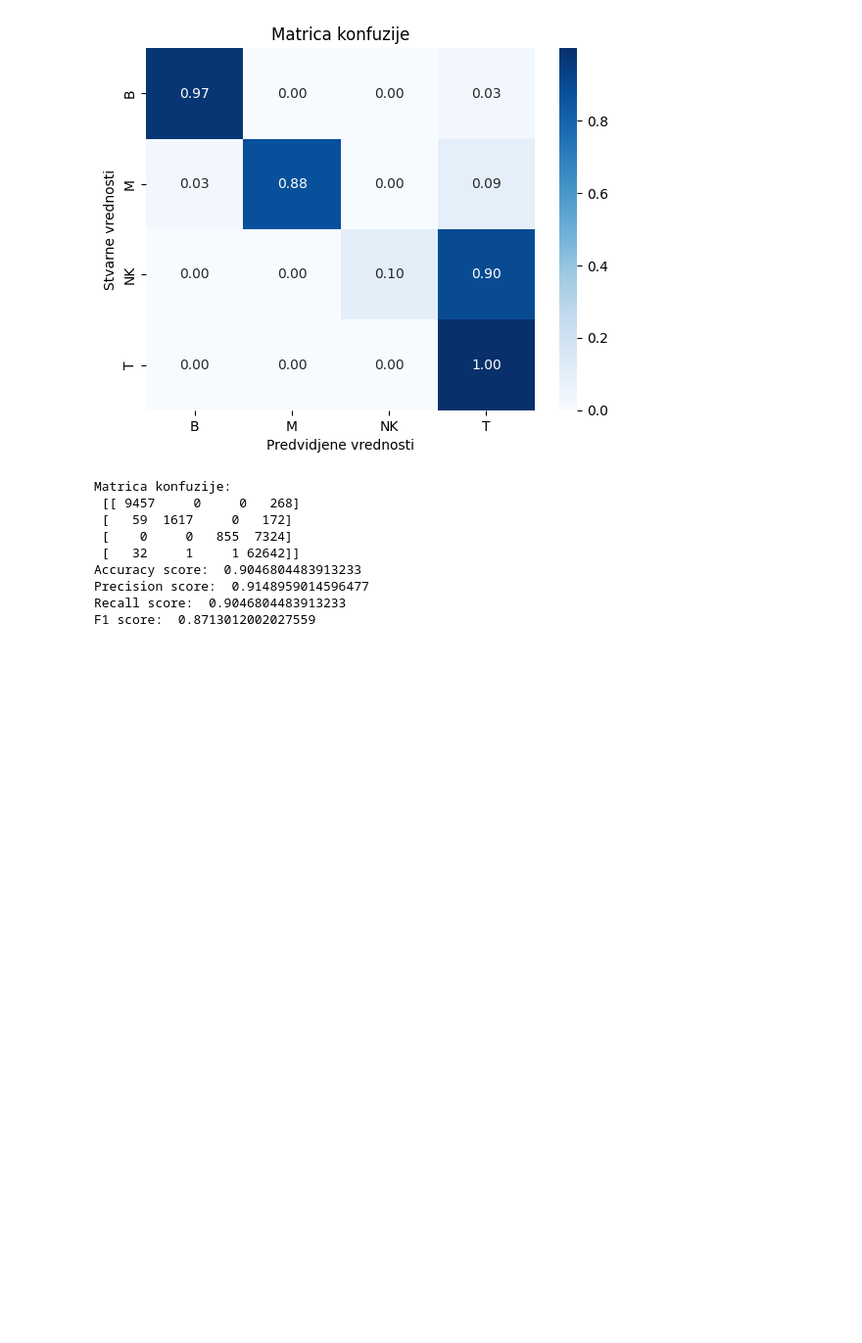
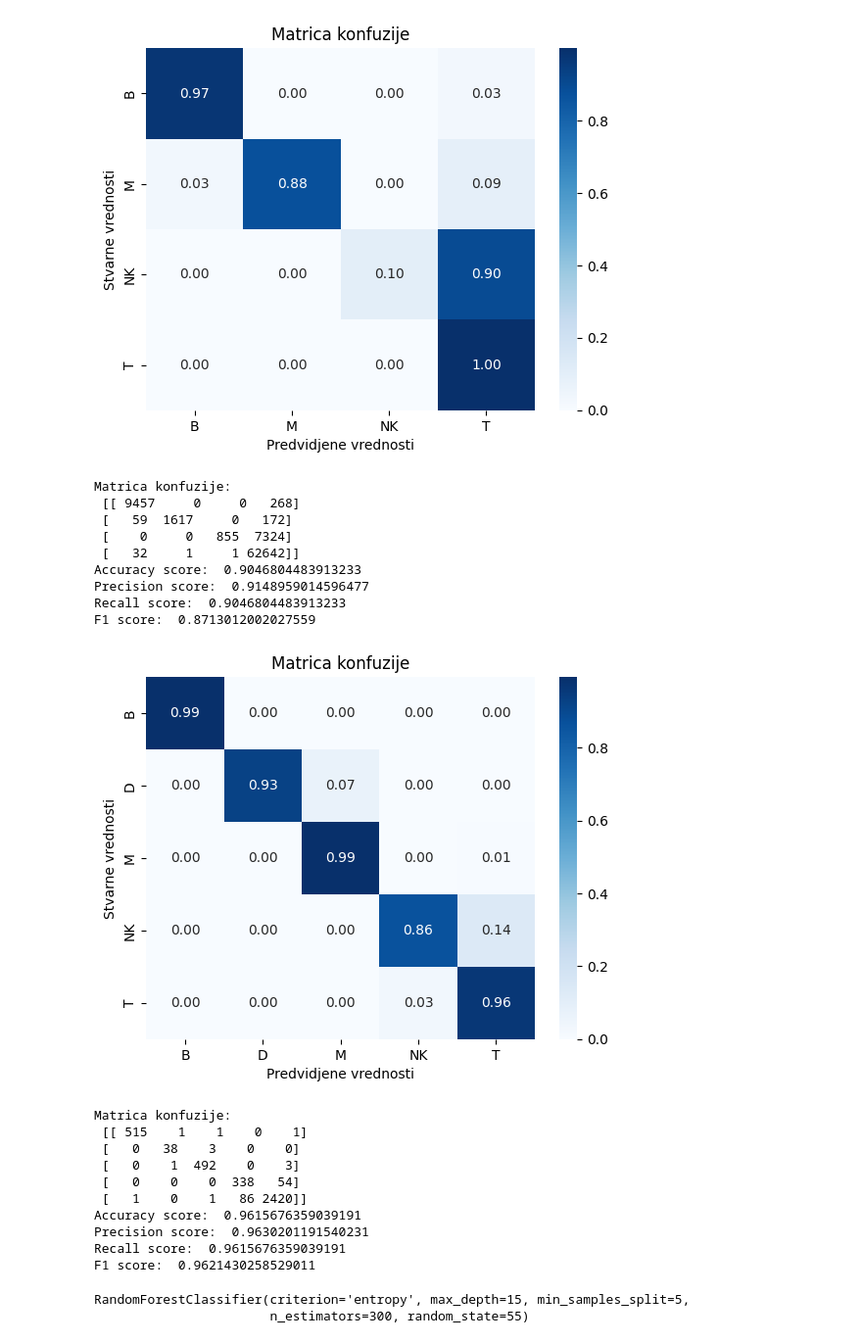
Before and after one commit to bogdans55/ip2-projekat, a Jupyter notebook: models/random_forest.ipynb, the cells around one changed output. Shown at 98% size. Drawn from its saved outputs; the diff is of its cells as text; code cells hidden in the pictures; blank space fills up the shorter version.

Commit message:
Added oversampled models for rf and xgb

```diff
--- a/models/random_forest.ipynb
+++ b/models/random_forest.ipynb
@@ -232,0 +240,29 @@ F1 score:  0.8713012002027559
+# %%
+train_data = pd.read_csv('../data/oversampled_train_BS1.csv')
+X_train = train_data.drop(['Group'], axis=1)
+y_train = train_data['Group']
+test_data = pd.read_csv('../data/oversampled_test_BS1.csv')
+X_test = test_data.drop(['Group'], axis=1)
+y_test = test_data['Group']
+best_params = {
+    'max_depth': 15,
+    'min_samples_leaf': 1,
+    'min_samples_split': 5,
+    'n_estimators': 300
+}
+model = RandomForestClassifier(**best_params, criterion='entropy', random_state=55)
+build_model(model, X_train, X_test, y_train, y_test)
+# %% [output]
+[figure, added]
+Matrica konfuzije:
+ [[ 515    1    1    0    1]
+ [   0   38    3    0    0]
+ [   0    1  492    0    3]
+ [   0    0    0  338   54]
+ [   1    0    1   86 2420]]
+Accuracy score:  0.9615676359039191
+Precision score:  0.9630201191540231
+Recall score:  0.9615676359039191
+F1 score:  0.9621430258529011
+RandomForestClassifier(criterion='entropy', max_depth=15, min_samples_split=5,
+                       n_estimators=300, random_state=55)
```
Also changed, not shown: parts of 4 cells of this notebook, 1 other file.
